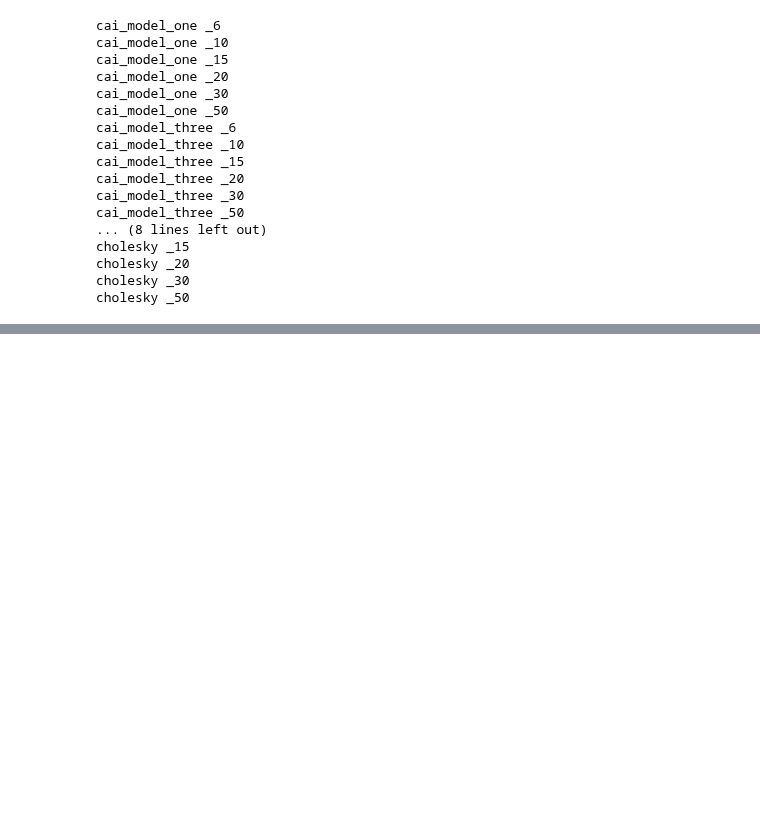
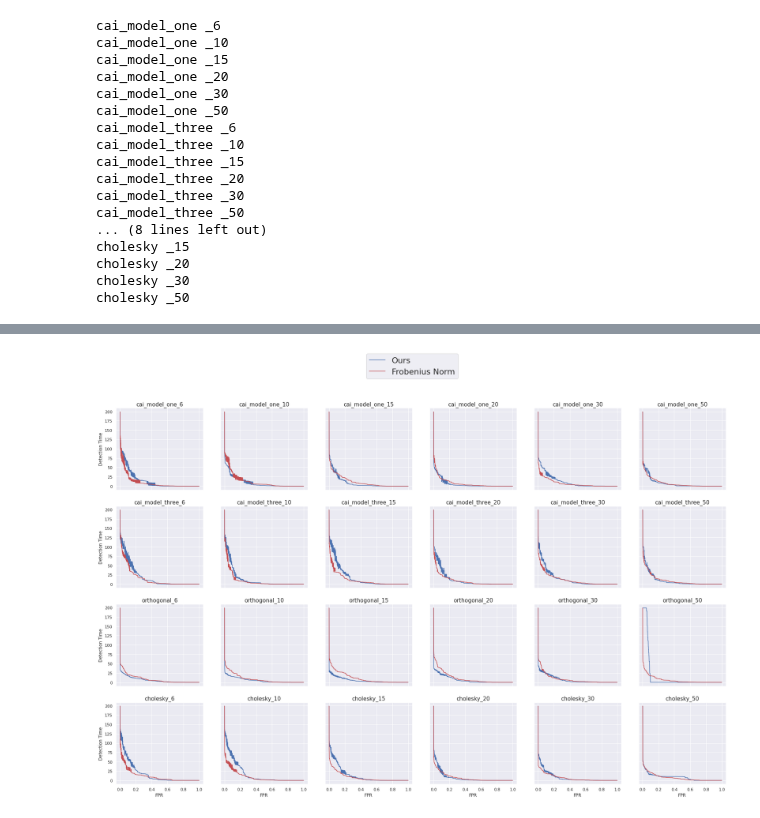
Before and after one commit to spaceonion1001/LD-CPD, a Jupyter notebook: notebooks/Results.ipynb, the cells around one changed output, grey strips where cells are left out. Saved outputs shown, nothing was run; the diff lists cells and outputs as text; code cells hidden in the pictures; blank space fills up the shorter version.

Commit message:
Polishing results

```diff
--- a/notebooks/Results.ipynb
+++ b/notebooks/Results.ipynb
@@ -307,0 +412,22 @@ for dimstr in simulation_dims:
+# %%
+fig, ax = plt.subplots(4, 6, figsize = (30, 19), sharex=True, sharey=True)
+
+counter = 0
+for i in range(ax.shape[0]):
+    for j in range(ax.shape[1]):
+        ax[i,j].plot(anderson_decomp_fdr[counter], anderson_decomp_means[counter], 'b', label='Ours')
+        ax[i,j].plot(cai_fdr[counter], cai_means[counter], 'r', label='Frobenius Norm')
+        ax[i,j].set_title(all_sims_names[counter], fontsize=15)
+        counter += 1
+
+for ax_ in ax.flat:
+    ax_.set(xlabel='FPR', ylabel='Detection Time')
+
+# Hide x labels and tick labels for top plots and y ticks for right plots.
+for ax_ in ax.flat:
+    ax_.label_outer()
+handles, labels = ax[0, 1].get_legend_handles_labels()
+fig.legend(handles, labels, loc='upper center', prop={'size': 22})
+plt.savefig('../results/amoc_curve_comparison.png')
+# %% [output]
+[figure, added]
```
Also changed, not shown: parts of 20 cells of this notebook, 5 other files.
